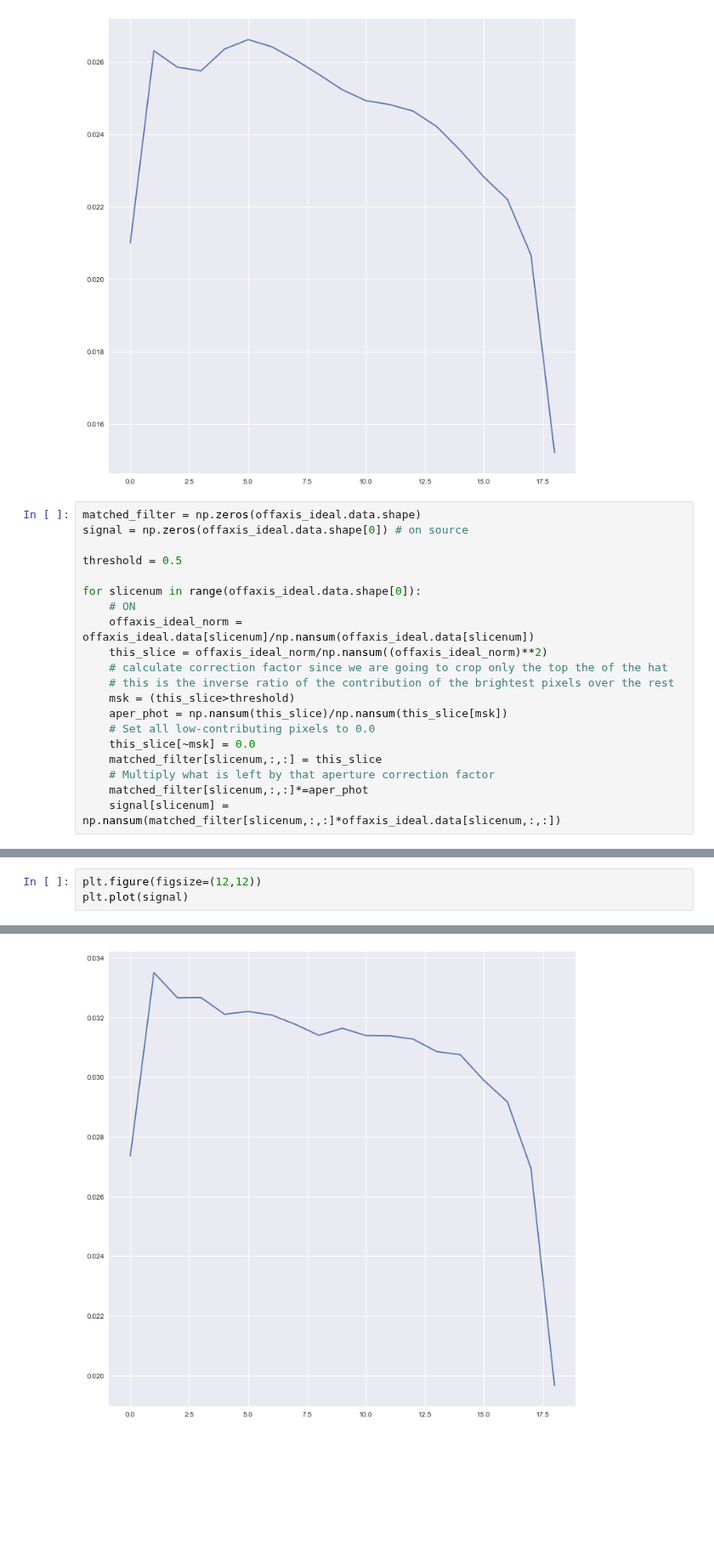
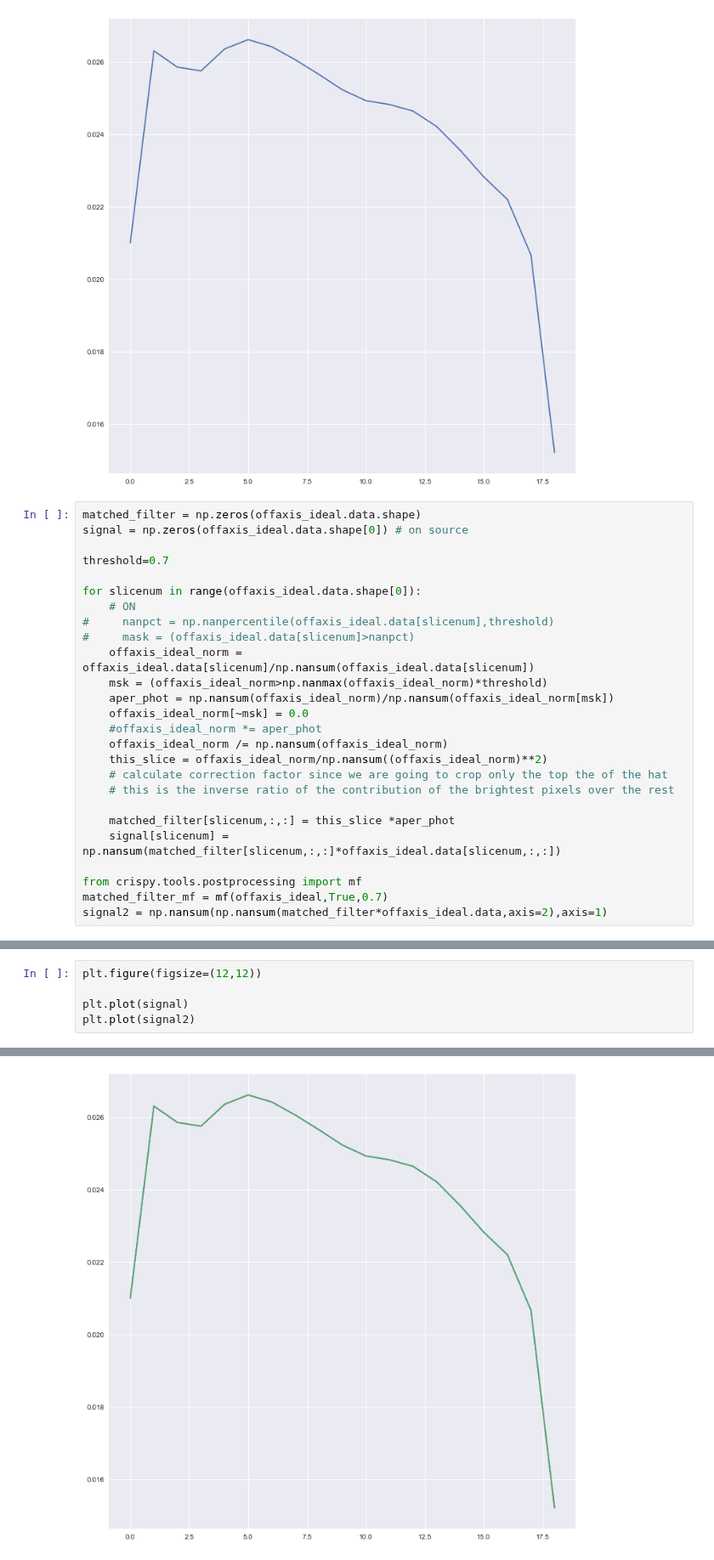
Before and after one commit to mjrfringes/crispy, a Jupyter notebook: docs/source/notebooks/Matched_filtering.ipynb, the cells around one changed output, grey strips where cells are left out. Shown at 85% size. Drawn from its saved outputs; the diff is of its cells as text; blank space fills up the shorter version.

Commit message:
Played with RDI a little more. Fixed the matched filter.

```diff
--- a/docs/source/notebooks/Matched_filtering.ipynb
+++ b/docs/source/notebooks/Matched_filtering.ipynb
@@ -62,19 +65,25 @@ plt.plot(np.nansum(np.nansum(offaxis_ideal.data,axis=2),axis=1))
 matched_filter = np.zeros(offaxis_ideal.data.shape)
 signal = np.zeros(offaxis_ideal.data.shape[0]) # on source
 
-threshold = 0.5
+threshold=0.7
 
 for slicenum in range(offaxis_ideal.data.shape[0]):
     # ON
+#     nanpct = np.nanpercentile(offaxis_ideal.data[slicenum],threshold)
+#     mask = (offaxis_ideal.data[slicenum]>nanpct)
     offaxis_ideal_norm = offaxis_ideal.data[slicenum]/np.nansum(offaxis_ideal.data[slicenum])
+    msk = (offaxis_ideal_norm>np.nanmax(offaxis_ideal_norm)*threshold)
+    aper_phot = np.nansum(offaxis_ideal_norm)/np.nansum(offaxis_ideal_norm[msk])
+    offaxis_ideal_norm[~msk] = 0.0
+    #offaxis_ideal_norm *= aper_phot
+    offaxis_ideal_norm /= np.nansum(offaxis_ideal_norm)
     this_slice = offaxis_ideal_norm/np.nansum((offaxis_ideal_norm)**2)
     # calculate correction factor since we are going to crop only the top the of the hat
     # this is the inverse ratio of the contribution of the brightest pixels over the rest
-    msk = (this_slice>threshold)
-    aper_phot = np.nansum(this_slice)/np.nansum(this_slice[msk])
-    # Set all low-contributing pixels to 0.0
-    this_slice[~msk] = 0.0
-    matched_filter[slicenum,:,:] = this_slice
-    # Multiply what is left by that aperture correction factor
-    matched_filter[slicenum,:,:]*=aper_phot
+
+    matched_filter[slicenum,:,:] = this_slice *aper_phot
     signal[slicenum] = np.nansum(matched_filter[slicenum,:,:]*offaxis_ideal.data[slicenum,:,:])
+
+from crispy.tools.postprocessing import mf
+matched_filter_mf = mf(offaxis_ideal,True,0.7)
+signal2 = np.nansum(np.nansum(matched_filter*offaxis_ideal.data,axis=2),axis=1)
@@ -81,6 +94,8 @@ for slicenum in range(offaxis_ideal.data.shape[0]):
 # %%
 plt.figure(figsize=(12,12))
+
 plt.plot(signal)
+plt.plot(signal2)
 # %% [output]
 [<matplotlib.lines.Line2D at 0x...>]
-[figure, old version]
+[figure, new version]
```
Also changed, not shown: parts of 2 cells of this notebook, 7 other files.
